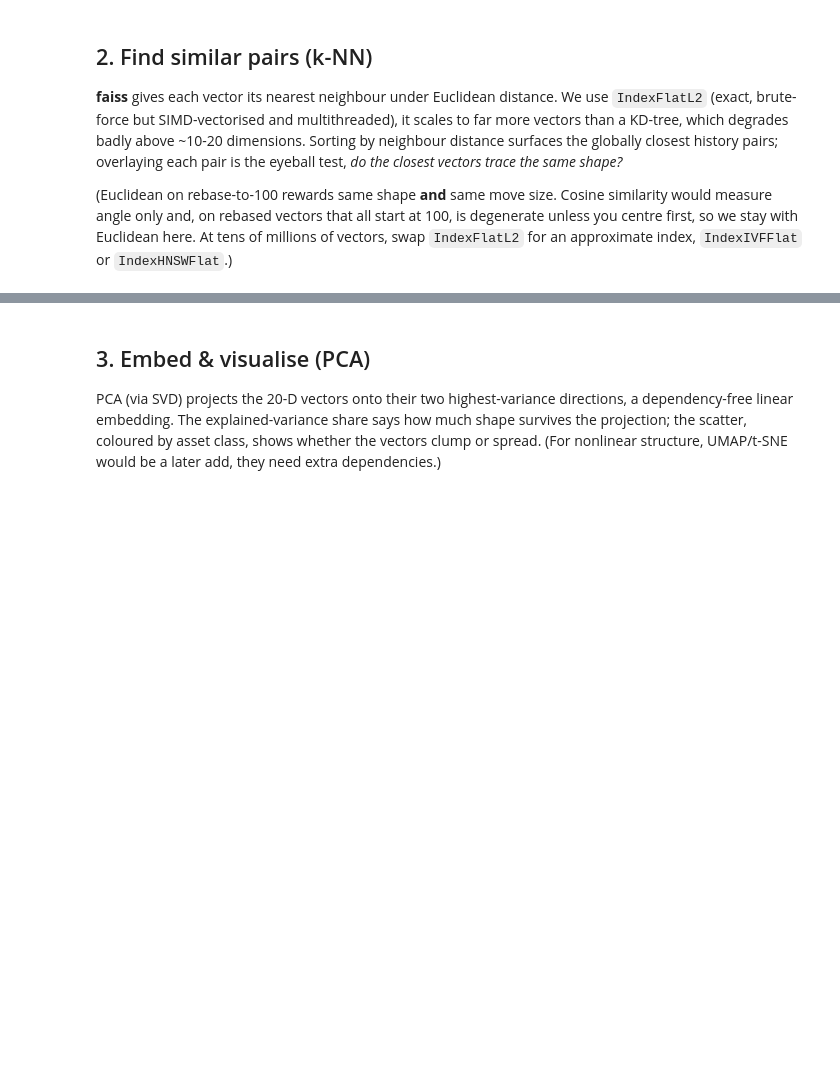
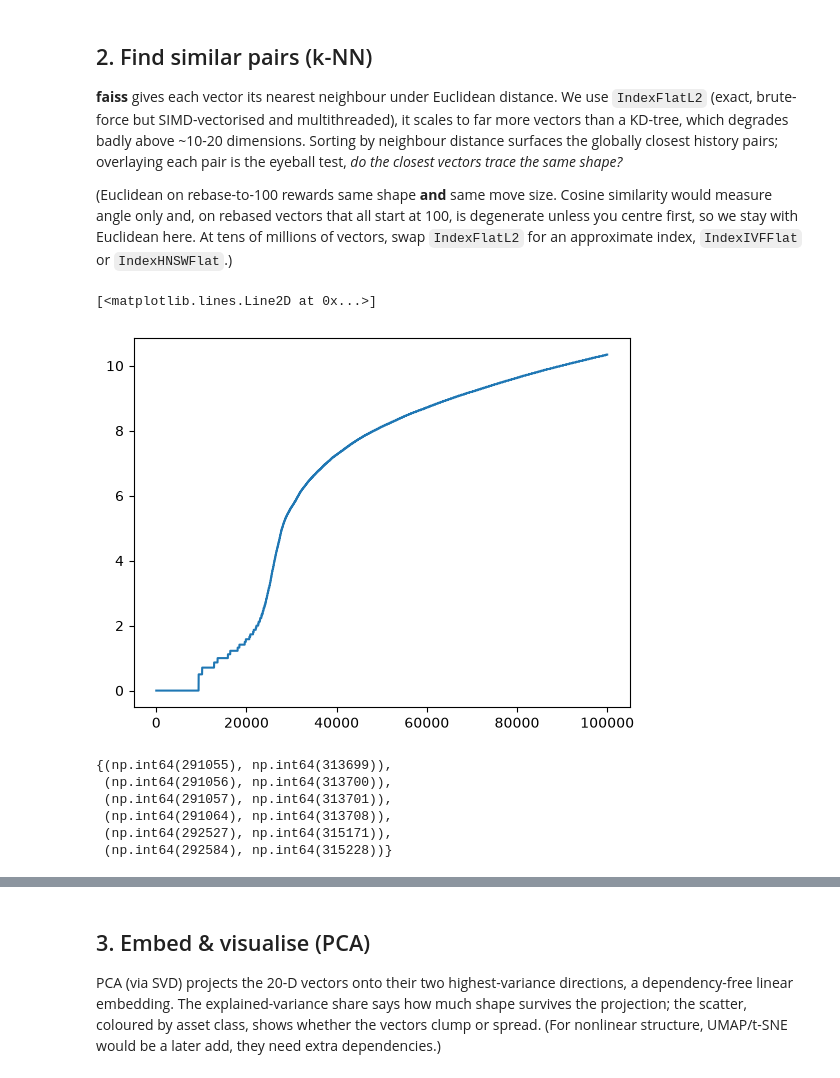
Before and after one commit to marcdumon/investalyze, a Jupyter notebook: notebooks/4_vector_structure.ipynb, the cells around one changed output, grey strips where cells are left out. Cells and saved outputs as stored; diff of their text form; code cells hidden in the pictures; blank space fills up the shorter version.

```diff
--- a/notebooks/4_vector_structure.ipynb
+++ b/notebooks/4_vector_structure.ipynb
@@ -74,0 +71,7 @@ for i in np.argsort(nn_dist):
+# %%
+sq_dist
+nn_dist
+plt.plot(nn_dist[np.argsort(nn_dist)][:100000])
+# %% [output]
+[<matplotlib.lines.Line2D at 0x...>]
+[figure, added]
@@ -74,0 +91,9 @@ for i in np.argsort(nn_dist):
+# %%
+seen
+# %% [output]
+{(np.int64(291055), np.int64(313699)),
+ (np.int64(291056), np.int64(313700)),
+ (np.int64(291057), np.int64(313701)),
+ (np.int64(291064), np.int64(313708)),
+ (np.int64(292527), np.int64(315171)),
+ (np.int64(292584), np.int64(315228))}
```
Also changed, not shown: parts of 7 cells of this notebook, 7 other files.
